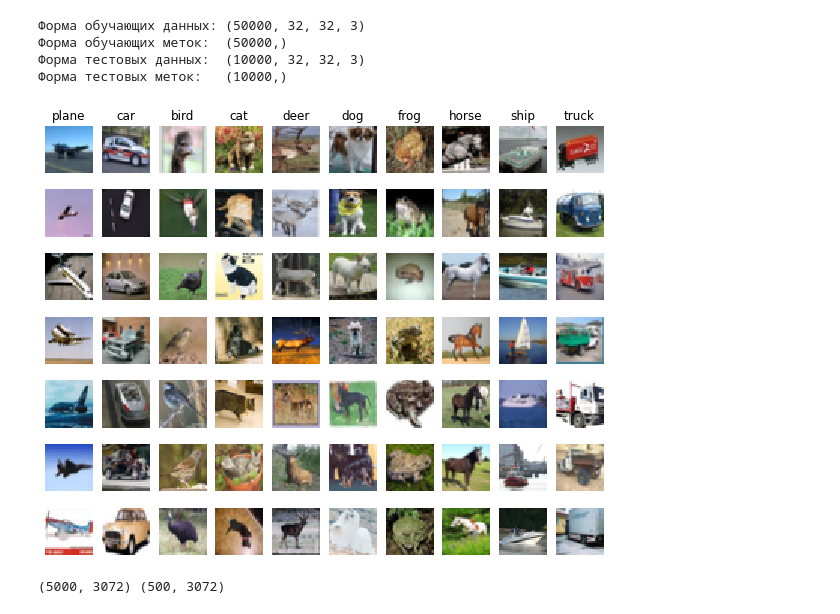
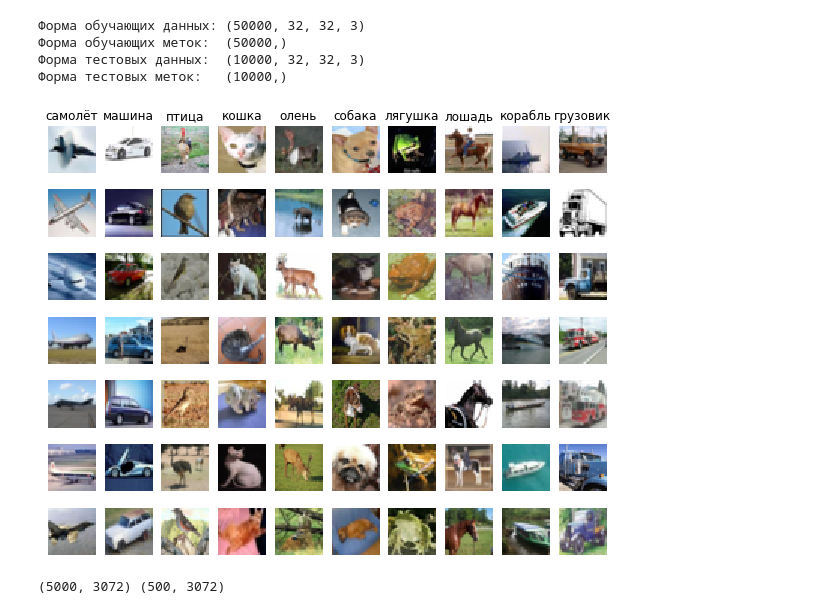
Before and after one commit to mikhailmartin/CS231n, a Jupyter notebook: assignment1/knn.ipynb, the cells around one changed output. Saved outputs shown, nothing was run; the diff lists cells and outputs as text; code cells hidden in the pictures.

```diff
--- a/assignment1/knn.ipynb
+++ b/assignment1/knn.ipynb
@@ -55,23 +55,23 @@ print("Форма тестовых меток:  ", y_test.shape)
 # %%
 # Визуализируем несколько примеров из набора данных.
 # Мы показываем несколько примеров обучающих изображений из каждого класса.
-classes = ["plane", "car", "bird", "cat", "deer", "dog", "frog", "horse", "ship", "truck"]
+classes = ["самолёт", "машина", "птица", "кошка", "олень", "собака", "лягушка", "лошадь", "корабль", "грузовик"]
 num_classes = len(classes)
 samples_per_class = 7
 for y, cls in enumerate(classes):
     idxs = np.flatnonzero(y_train == y)
     rng = np.random.default_rng()
     idxs = rng.choice(idxs, samples_per_class, replace=False)
     for i, idx in enumerate(idxs):
         plt_idx = i * num_classes + y + 1
         plt.subplot(samples_per_class, num_classes, plt_idx)
         plt.imshow(X_train[idx].astype("uint8"))
         plt.axis("off")
         if i == 0:
             plt.title(cls)
 plt.show()
 # %% [output]
-[figure, old version]
+[figure, new version]
 # %%
 # Подвыборка данных для более эффективного выполнения кода в этом упражнении
 num_training = 5000
```
Also changed, not shown: parts of 5 cells of this notebook, 6 other files.
